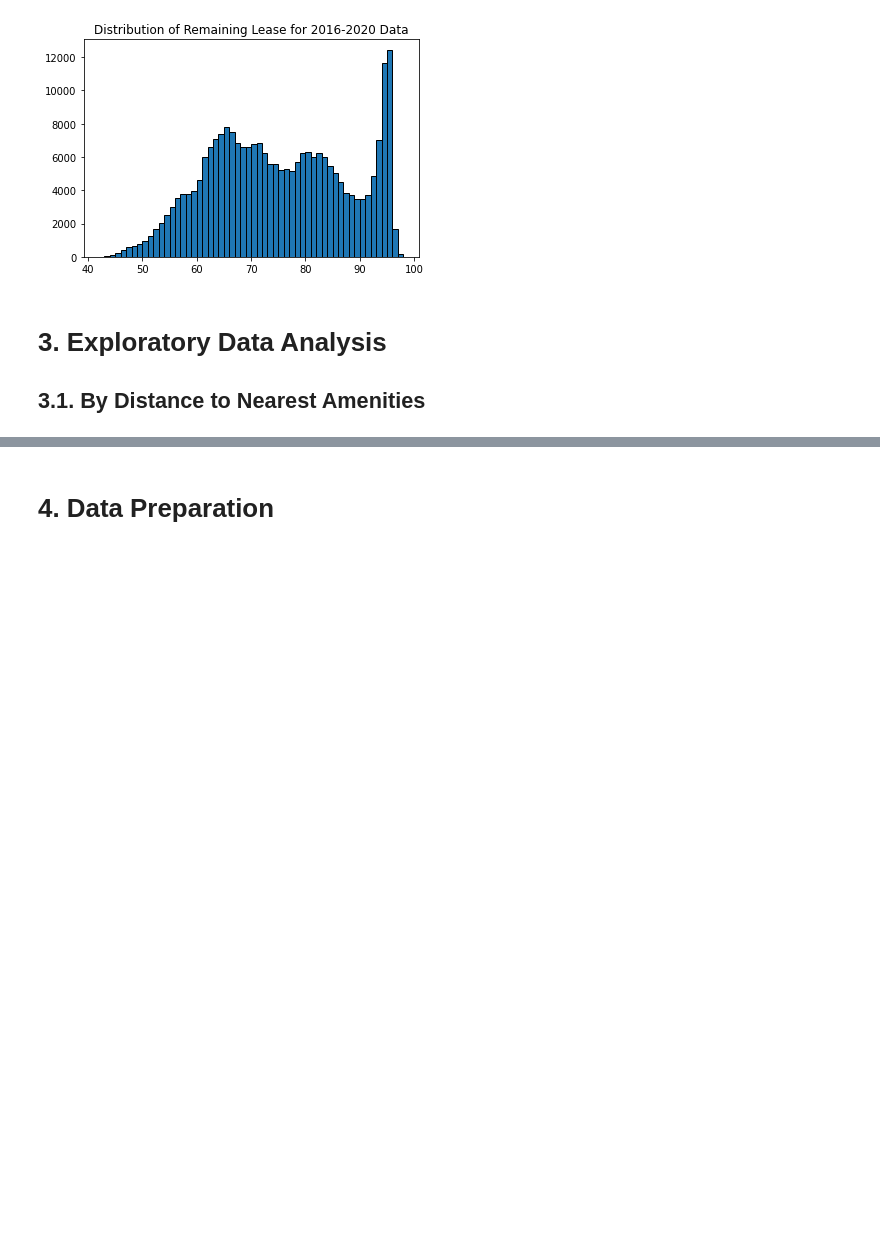
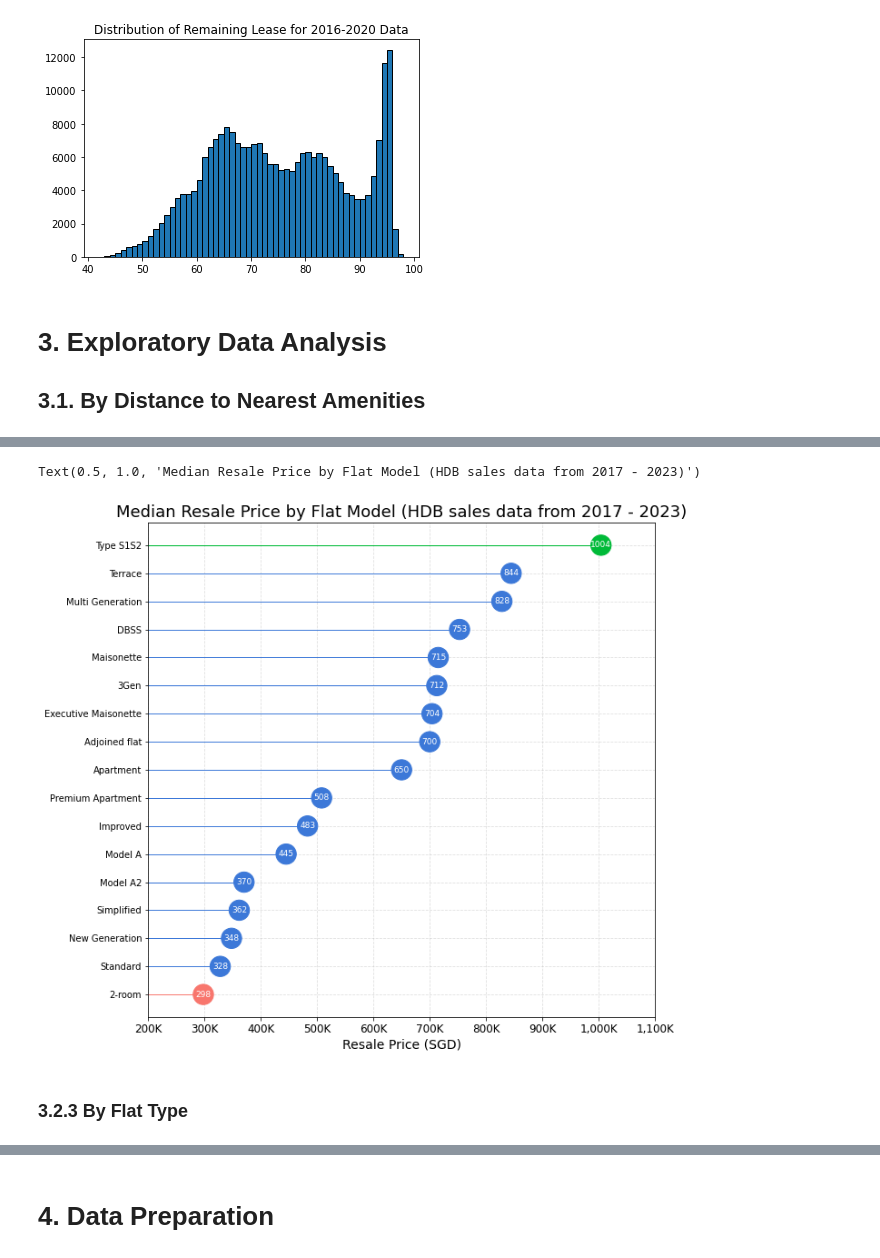
Before and after one commit to martinwh81/HDB-Resale-Price, a Jupyter notebook: HDB_Resale_Prediction.ipynb, the cells around one changed output, grey strips where cells are left out. Saved outputs shown, nothing was run; the diff lists cells and outputs as text; code cells hidden in the pictures; blank space fills up the shorter version.

```diff
--- a/HDB_Resale_Prediction.ipynb
+++ b/HDB_Resale_Prediction.ipynb
@@ -348,0 +393,5 @@ The figure layout has changed to tight
+# %%
+price_median_flat_model = price_game.groupby('flat_model')['resale_price'].median().reset_index().sort_values(by='resale_price',ascending=True).reset_index(drop=True)
+price_median_flat_model['resale_price'] = price_median_flat_model['resale_price'] /1000
+price_median_flat_model['color'] = ['#f8766d'] + ['#3c78d8']*(len(price_median_flat_model)-2) + ['#00ba38']
+price_median_flat_model.head()
@@ -348,0 +405,10 @@ The figure layout has changed to tight
+# %%
+fig, ax = plt.subplots(figsize=(10,10))
+loll_plot(price_median_flat_model,'resale_price','flat_model','','Resale Price (SGD)',[200, 1100])
+ax.set_xticklabels(f'{x:,.0f}K' for x in ax.get_xticks())
+ax.set_title('Median Resale Price by Flat Model (HDB sales data from 2017 - 2023)',{'fontsize':18})
+# %% [output]
+Text(0.5, 1.0, 'Median Resale Price by Flat Model (HDB sales data from 2017 - 2023)')
+[figure, added]
+# %% [markdown]
+### 3.2.3 By Flat Type
```
Also changed, not shown: parts of 28 cells of this notebook, 1 other file.
